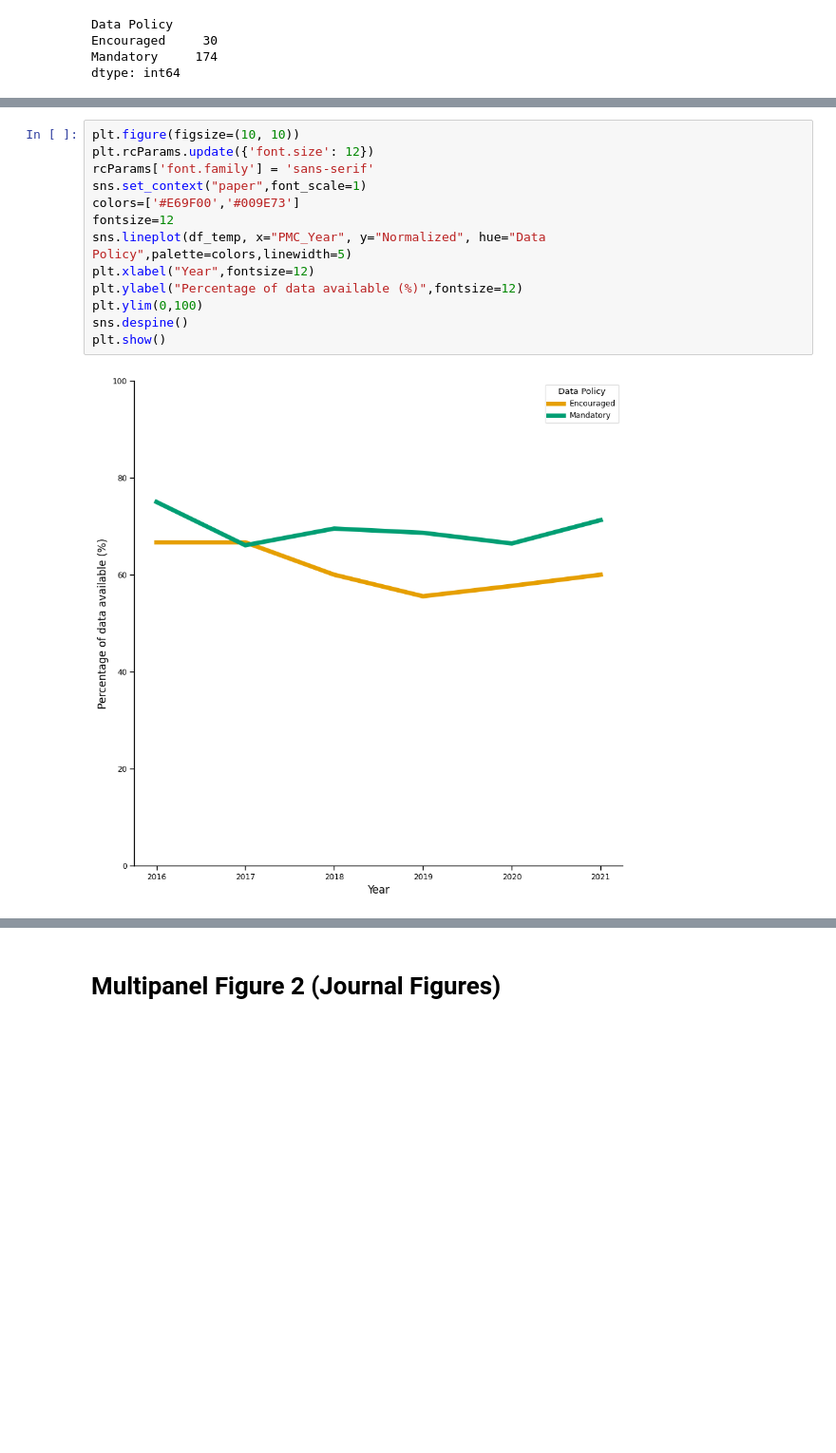
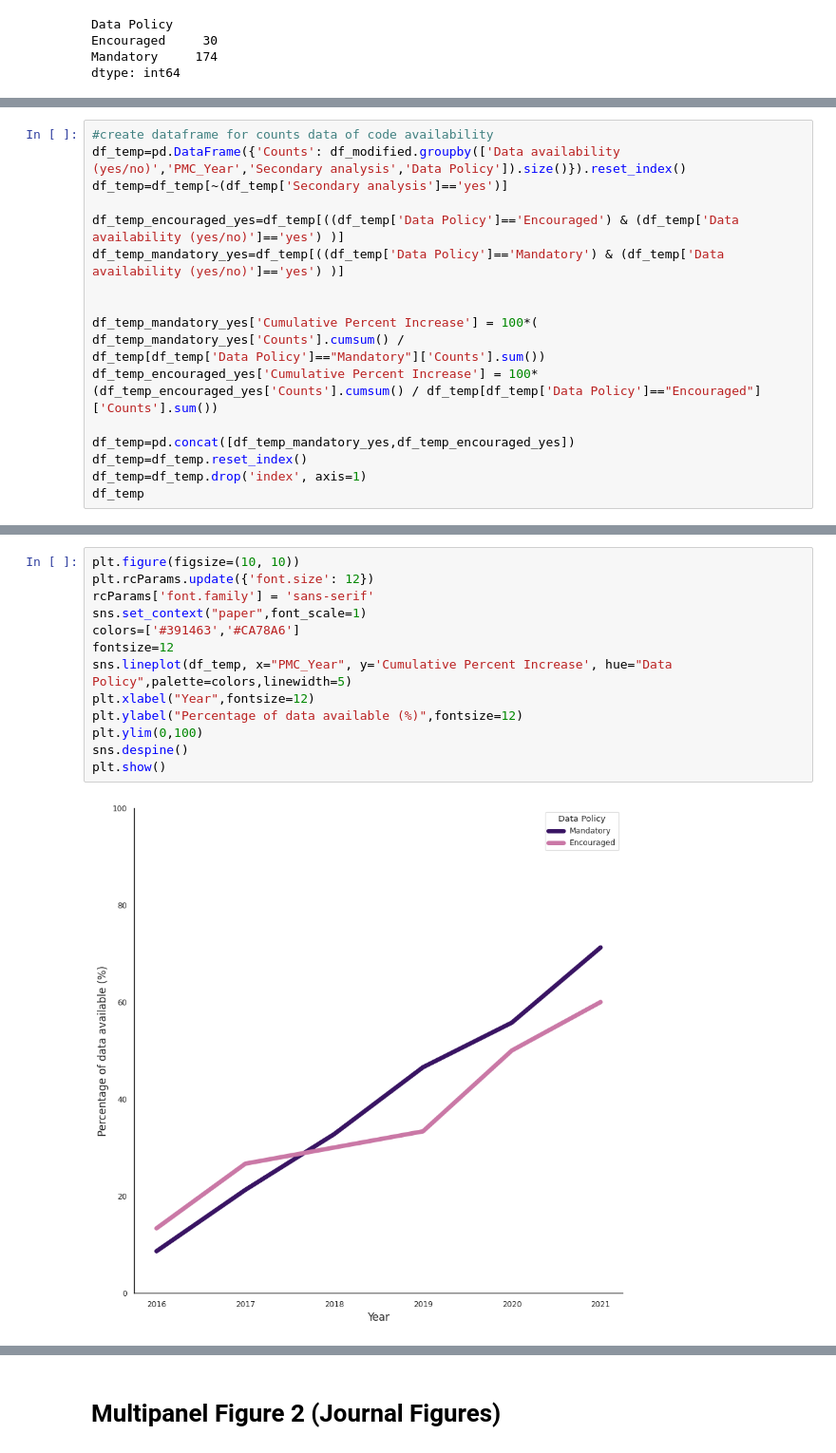
Before and after one commit to Mangul-Lab-USC/code-availability, a Jupyter notebook: notebooks/Figures.ipynb, the cells around one changed output, grey strips where cells are left out. Shown at 95% size. Saved outputs shown, nothing was run; the diff lists cells and outputs as text; blank space fills up the shorter version.

```diff
--- a/notebooks/Figures.ipynb
+++ b/notebooks/Figures.ipynb
@@ -1659,0 +1223,18 @@ df_temp
+# %%
+#create dataframe for counts data of code availability
+df_temp=pd.DataFrame({'Counts': df_modified.groupby(['Data availability (yes/no)','PMC_Year','Secondary analysis','Data Policy']).size()}).reset_index()
+df_temp=df_temp[~(df_temp['Secondary analysis']=='yes')]
+
+df_temp_encouraged_yes=df_temp[((df_temp['Data Policy']=='Encouraged') & (df_temp['Data availability (yes/no)']=='yes') )]
+df_temp_mandatory_yes=df_temp[((df_temp['Data Policy']=='Mandatory') & (df_temp['Data availability (yes/no)']=='yes') )]
+
+
+df_temp_mandatory_yes['Cumulative Percent Increase'] = 100*(
+df_temp_mandatory_yes['Counts'].cumsum() /
+df_temp[df_temp['Data Policy']=="Mandatory"]['Counts'].sum())
+df_temp_encouraged_yes['Cumulative Percent Increase'] = 100*(df_temp_encouraged_yes['Counts'].cumsum() / df_temp[df_temp['Data Policy']=="Encouraged"]['Counts'].sum())
+
+df_temp=pd.concat([df_temp_mandatory_yes,df_temp_encouraged_yes])
+df_temp=df_temp.reset_index()
+df_temp=df_temp.drop('index', axis=1)
+df_temp
@@ -1660,15 +1265,15 @@ df_temp
 # %%
 plt.figure(figsize=(10, 10))
 plt.rcParams.update({'font.size': 12})
 rcParams['font.family'] = 'sans-serif'
 sns.set_context("paper",font_scale=1)
-colors=['#E69F00','#009E73']
+colors=['#391463','#CA78A6']
 fontsize=12
-sns.lineplot(df_temp, x="PMC_Year", y="Normalized", hue="Data Policy",palette=colors,linewidth=5)
+sns.lineplot(df_temp, x="PMC_Year", y='Cumulative Percent Increase', hue="Data Policy",palette=colors,linewidth=5)
 plt.xlabel("Year",fontsize=12)
 plt.ylabel("Percentage of data available (%)",fontsize=12)
 plt.ylim(0,100)
 sns.despine()
 plt.show()
 # %% [output]
-[figure, old version]
+[figure, new version]
```
Also changed, not shown: parts of 21 cells of this notebook.
